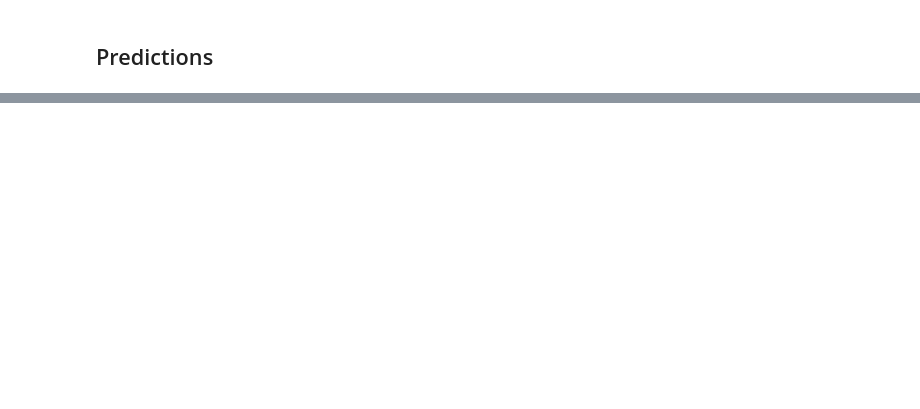
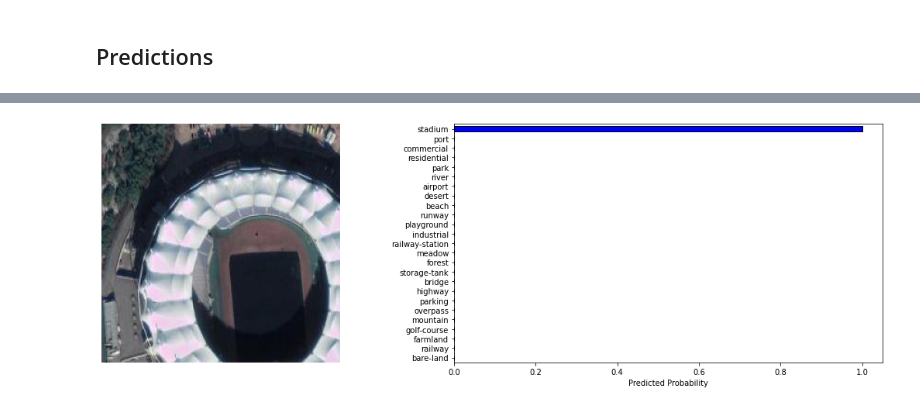
Before and after one commit to biasvariancelabs/aitlas, a Jupyter notebook: examples/multiclass_classification_example_clrs.ipynb, the cells around one changed output, grey strips where cells are left out. Drawn from its saved outputs; the diff is of its cells as text; code cells hidden in the pictures; blank space fills up the shorter version.

Commit message:
notebook for clrs dataset

```diff
--- a/examples/multiclass_classification_example_clrs.ipynb
+++ b/examples/multiclass_classification_example_clrs.ipynb
@@ -57,7 +104,7 @@ len(train_dataset), len(test_dataset)
 # %% [markdown]
 ## Setup and create the model for training
 # %%
-epochs = 10
+epochs = 100
 model_directory = "./experiments/CLRS"
 model_config = {
     "num_classes": 25,
@@ -65,6 +112,6 @@ model_config = {
     "pretrained": True,
     "metrics": ["accuracy", "precision", "recall", "f1_score"]
 }
-model = ResNet50(model_config)
+model = VisionTransformer(model_config)
 model.prepare()
 # %% [markdown]
@@ -74,6 +121,6 @@ model.train_and_evaluate_model(
     train_dataset=train_dataset,
     epochs=epochs,
     model_directory=model_directory,
-    val_dataset=test_dataset,
+    val_dataset=validation_dataset,
     run_id='1',
 )
@@ -79,0 +239,16 @@ model.train_and_evaluate_model(
+# %%
+test_dataset_config = {
+    "batch_size": 16,
+    "shuffle": False,
+    "num_workers": 4,
+    "data_dir": "/media/hdd/multi-class/CLRS",
+    "csv_file": "/media/hdd/multi-class/CLRS/test.csv",
+    "transforms": ["aitlas.transforms.ResizeCenterCropToTensor"]
+}
+
+test_dataset = CLRSDataset(test_dataset_config)
+model_path = "best_checkpoint_1654596678_20.pth.tar"
+model.metrics = ["accuracy", "precision", "recall", "f1_score"]
+model.running_metrics.reset()
+model.evaluate(dataset=test_dataset, model_path=model_path)
+model.running_metrics.get_scores(model.metrics)
@@ -80,22 +275,15 @@ model.train_and_evaluate_model(
 # %% [markdown]
 ## Predictions
 # %%
-model_path = "./experiments/CLRS/checkpoint.pth.tar"
 #labels = CLRSDataset.labels
 labels = ["airport", "bare-land", "beach", "bridge", "commercial", "desert", "farmland", "forest", "golf-course",
           "highway", "industrial", "meadow", "mountain", "overpass", "park", "parking", "playground", "port", "railway",
           "railway-station", "residential", "river", "runway", "stadium", "storage-tank"]
 transform = ResizeCenterCropToTensor()
+
+model_path = "best_checkpoint_1654596678_20.pth.tar"
 model.load_model(model_path)
 
-image = image_loader('./data/predict/image1.tif')
+image = image_loader('/media/hdd/multi-class/CLRS/stadium/stadium_353_Level1_0.95m.tif')
 fig = model.predict_image(image, labels, transform)
-
-image = image_loader('./data/predict/image2.tif')
-fig = model.predict_image(image, labels, transform)
-
-image = image_loader('./data/predict/image3.tif')
-fig = model.predict_image(image, labels, transform)
-
-image = image_loader('./data/predict/image4.tif')
-fig = model.predict_image(image, labels, transform)
+# %% [output]
@@ -101,0 +292 @@ fig = model.predict_image(image, labels, transform)
+[figure, added]
```
Also changed, not shown: parts of 13 cells of this notebook, 1 other file.
